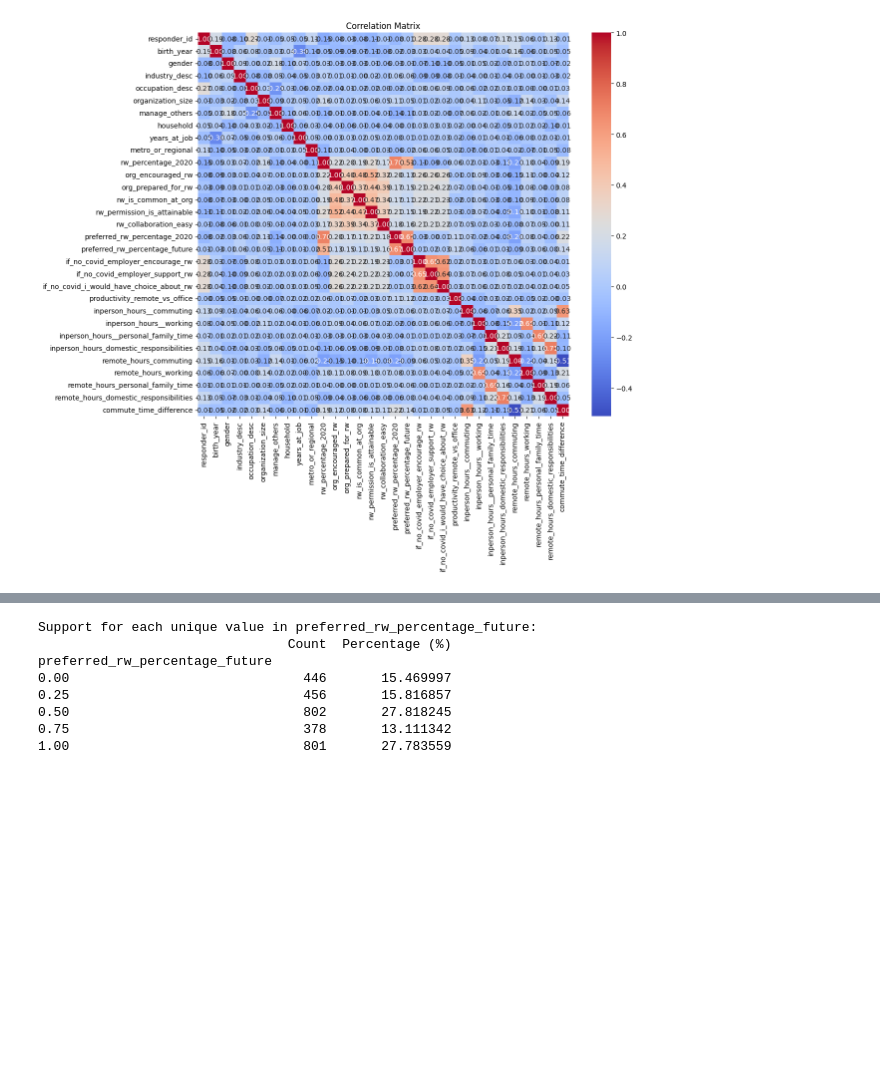
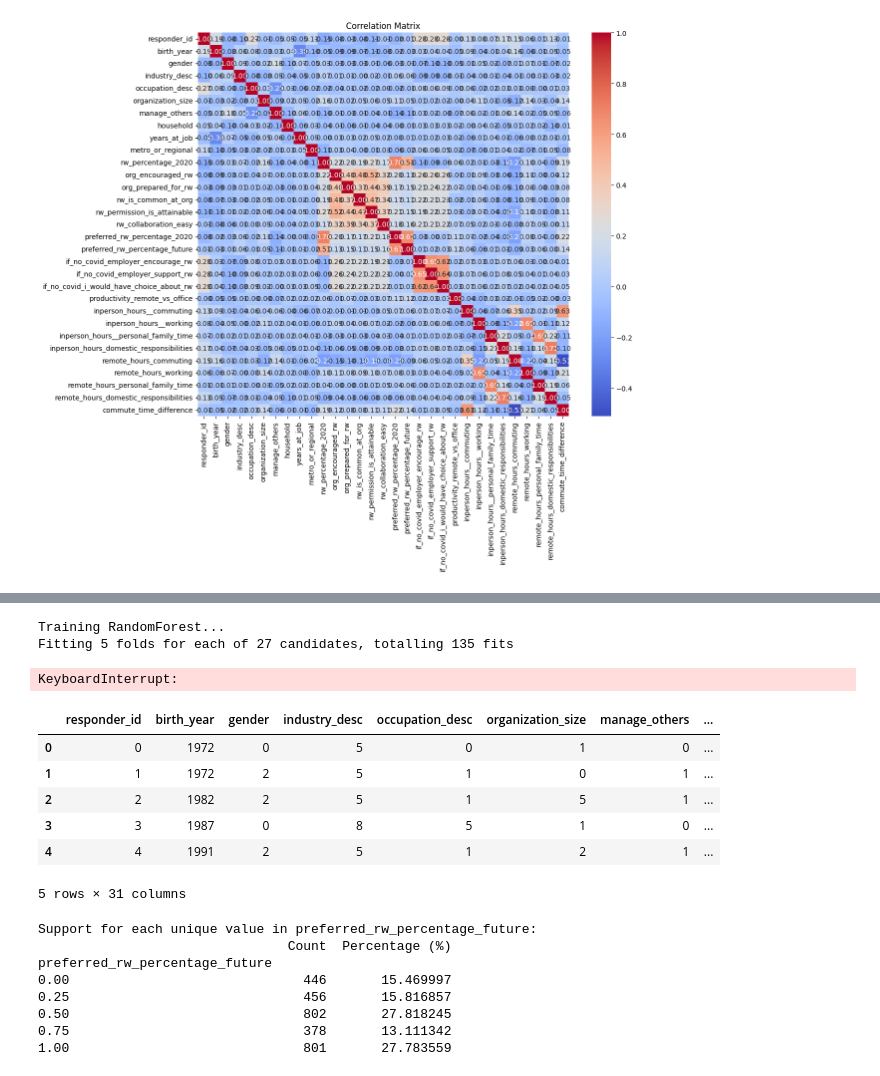
Before and after one commit to Thundderr/CSC466Project, a Jupyter notebook: UPDATED_466_project.ipynb, the cells around one changed output, grey strips where cells are left out. Drawn from its saved outputs; the diff is of its cells as text; code cells hidden in the pictures; blank space fills up the shorter version.

```diff
--- a/UPDATED_466_project.ipynb
+++ b/UPDATED_466_project.ipynb
@@ -131,3 +85,42 @@ SVR: SVR(C=0.1, kernel='linear')
+# %%
+best_models = {}
+for model_name, config in models_and_params.items():
+    print(f"Training {model_name}...")
+    grid_search = GridSearchCV(
+        estimator=config["model"],
+        param_grid=config["params"],
+        cv=5,
+        scoring="neg_mean_squared_error",
+        verbose=1,
+    )
+    grid_search.fit(X_train, y_train)
+    best_models[model_name] = grid_search.best_estimator_
+
+    # find best model
+    y_pred = grid_search.best_estimator_.predict(X_test)
+    mse = mean_squared_error(y_test, y_pred)
+    r2 = r2_score(y_test, y_pred)
+    print(f"Best parameters for {model_name}: {grid_search.best_params_}")
+    print(f"MSE: {mse:.3f}, R^2: {r2:.3f}")
+    print()
+
+print("Best models for each algorithm:")
+for model_name, model in best_models.items():
+    print(f"{model_name}: {model}")
+# %% [output]
+Training RandomForest...
+Fitting 5 folds for each of 27 candidates, totalling 135 fits
+KeyboardInterrupt:
+# %%
+data_encoded[0:5]
+# %% [output]
+|  | responder_id | birth_year | gender | industry_desc | occupation_desc | organization_size | manage_others | ... |
+| 0 | 0 | 1972 | 0 | 5 | 0 | 1 | 0 | ... |
+| 1 | 1 | 1972 | 2 | 5 | 1 | 0 | 1 | ... |
+| 2 | 2 | 1982 | 2 | 5 | 1 | 5 | 1 | ... |
+| 3 | 3 | 1987 | 0 | 8 | 5 | 1 | 0 | ... |
+| 4 | 4 | 1991 | 2 | 5 | 1 | 2 | 1 | ... |
+5 rows × 31 columns
 # %%
 value_counts = data["preferred_rw_percentage_future"].value_counts()
 percentage = value_counts / len(data) * 100
```
Also changed, not shown: parts of 1 cell of this notebook, 1 other file.
